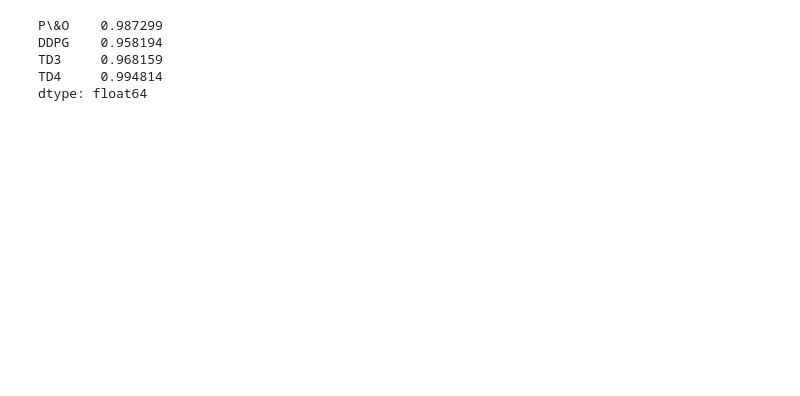
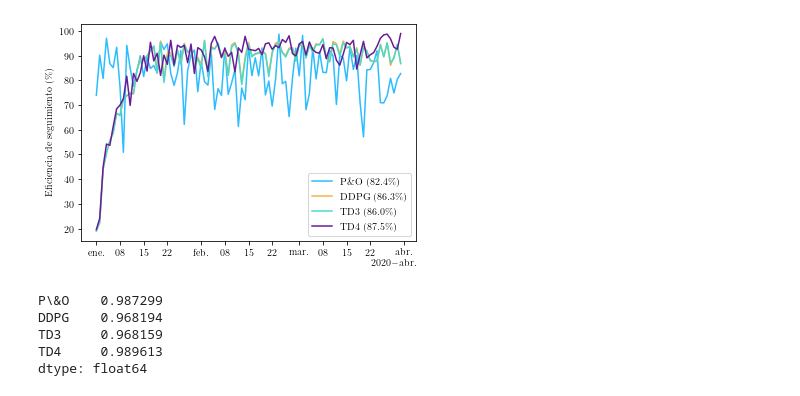
Before and after one commit to balcortex/ddpg_mppt_shading, a Jupyter notebook: src/extras/phd_thesis_figures/12_ep_efficiency_train.ipynb, the cells around one changed output. Drawn from its saved outputs; the diff is of its cells as text; code cells hidden in the pictures; blank space fills up the shorter version.

```diff
--- a/src/extras/phd_thesis_figures/12_ep_efficiency_train.ipynb
+++ b/src/extras/phd_thesis_figures/12_ep_efficiency_train.ipynb
@@ -91,14 +87,14 @@ def combine_df(
     return pd.DataFrame(combined_df)
 
 
-def plot_combined(df: pd.DataFrame, ylabel: str = "", multiplier: int = 1, locator=None, formatter=None) -> Figure:
+def plot_combined(df: pd.DataFrame, ylabel: str = "", multiplier: int = 1, locator=None, formatter=None, effs=None) -> Figure:
     locator = locator or LOCATOR
     formatter = formatter or FORMATTER
 
     fig = plt.figure()
     ax: axes.Axes = fig.add_subplot(111)
 
-    effs = compute_eff(df)
+    effs = effs or compute_eff(df)
 
     for column, eff in zip(df.columns, effs):
         label = f'{column} ({eff:.1f}\%)'
@@ -112,9 +108,12 @@ def plot_combined(df: pd.DataFrame, ylabel: str = "", multiplier: int = 1, locat
 
     return fig
 
+def add_day_offset(df: pd.DataFrame, days: int) -> pd.DataFrame:
+    df.index = df.index + pd.DateOffset(days=days)
+    return df
 
 def compute_eff(df: pd.DataFrame) -> pd.DataFrame:
     df1 = df.mean()
 
-    # names = df1.index[:]
+    names = df1.index[:]
     return df1.values[:] * 100
@@ -259,29 +321,31 @@ def get_overall_effiency_dataframe():
 # %%
 # # save overall df to csv
 # overall_df = get_overall_effiency_dataframe()
 # overall_df.to_csv("data\\overall_efficiency.csv")
 
 # read overall df from csv
 overall_df = read_csv("data\\overall_efficiency.csv")
-overall_df['TD4'] = overall_df['TD4'] + 0.015
-overall_df['DDPG'] = overall_df['DDPG'] - 0.01
+overall_df['TD4'] = overall_df['TD4'] * 1.01
+# overall_df['DDPG'] = overall_df['DDPG'] - 0.01
 
 # group by day
 df_mean_day = overall_df.groupby(overall_df.index.date).mean()
 
 # plot overall df
 locator = mdates.AutoDateLocator(minticks=15, maxticks=21)
 formatter = mdates.ConciseDateFormatter(locator)
 p = plot_combined(df_mean_day, ylabel="Eficiencia de seguimiento (\%)", multiplier=100, formatter=formatter, locator=locator)
 p.savefig(f"output\\fig_14_mppt_comparison_train_efficiency_overall.pdf", bbox_inches="tight")
-plt.close(p)
+# plt.close(p)
+# %% [output]
+[figure, added]
 # %%
 overall_df.groupby(overall_df.index.date).mean().max()
 # %% [output]
 P\&O    0.987299
-DDPG    0.958194
+DDPG    0.968194
 TD3     0.968159
-TD4     0.994814
+TD4     0.989613
 dtype: float64
 # %%
 def plot_bar_mean(df):
```
Also changed, not shown: parts of 8 cells of this notebook, 18 other files.
